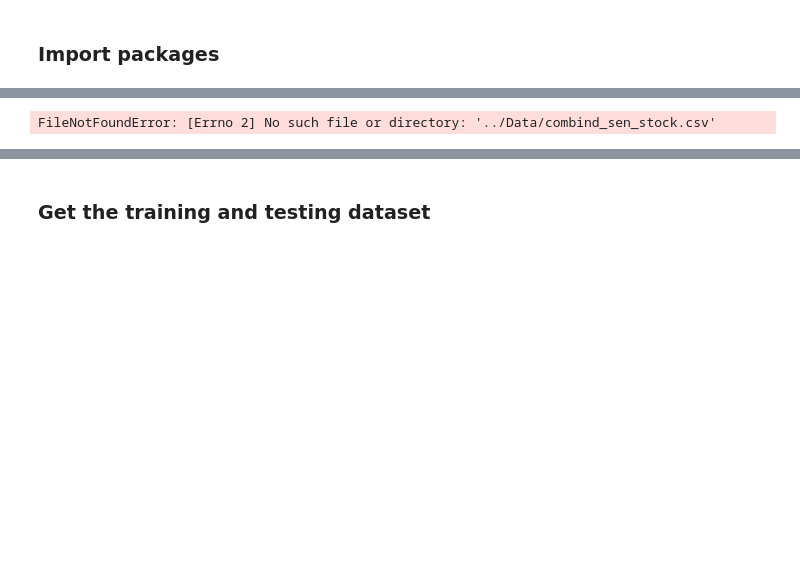
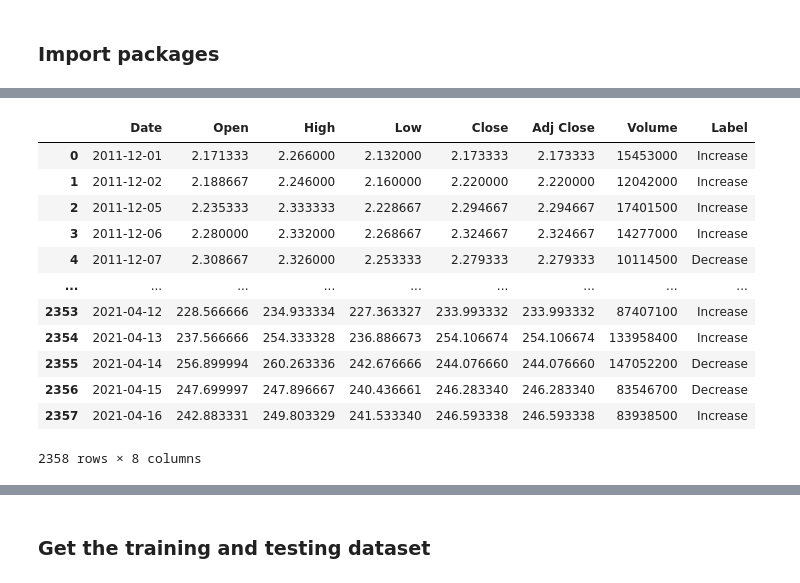
Before and after one commit to xiaodanlu/ANLY-580-Final-Project, a Jupyter notebook: Code/LTSM.ipynb, the cells around one changed output, grey strips where cells are left out. Cells and saved outputs as stored; diff of their text form; code cells hidden in the pictures; blank space fills up the shorter version.

```diff
--- a/Code/LTSM.ipynb
+++ b/Code/LTSM.ipynb
@@ -34,6 +57,17 @@ import pandas as pd
 # %%
-Twitter_stock=pd.read_csv("../Data/combind_sen_stock.csv")
-
-Twitter_stock.head()
+df_lh=pd.read_csv("../Data/TSLA_labeled.csv")
+df_lh
 # %% [output]
+|  | Date | Open | High | Low | Close | Adj Close | Volume | Label |
+| 0 | 2011-12-01 | 2.171333 | 2.266000 | 2.132000 | 2.173333 | 2.173333 | 15453000 | Increase |
+| 1 | 2011-12-02 | 2.188667 | 2.246000 | 2.160000 | 2.220000 | 2.220000 | 12042000 | Increase |
+| 2 | 2011-12-05 | 2.235333 | 2.333333 | 2.228667 | 2.294667 | 2.294667 | 17401500 | Increase |
+| 3 | 2011-12-06 | 2.280000 | 2.332000 | 2.268667 | 2.324667 | 2.324667 | 14277000 | Increase |
+| 4 | 2011-12-07 | 2.308667 | 2.326000 | 2.253333 | 2.279333 | 2.279333 | 10114500 | Decrease |
+| ... | ... | ... | ... | ... | ... | ... | ... | ... |
+| 2353 | 2021-04-12 | 228.566666 | 234.933334 | 227.363327 | 233.993332 | 233.993332 | 87407100 | Increase |
+| 2354 | 2021-04-13 | 237.566666 | 254.333328 | 236.886673 | 254.106674 | 254.106674 | 133958400 | Increase |
+| 2355 | 2021-04-14 | 256.899994 | 260.263336 | 242.676666 | 244.076660 | 244.076660 | 147052200 | Decrease |
+| 2356 | 2021-04-15 | 247.699997 | 247.896667 | 240.436661 | 246.283340 | 246.283340 | 83546700 | Decrease |
+| 2357 | 2021-04-16 | 242.883331 | 249.803329 | 241.533340 | 246.593338 | 246.593338 | 83938500 | Increase |
-FileNotFoundError: [Errno 2] No such file or directory: '../Data/combind_sen_stock.csv'
+2358 rows × 8 columns
```
Also changed, not shown: parts of 18 cells of this notebook.
